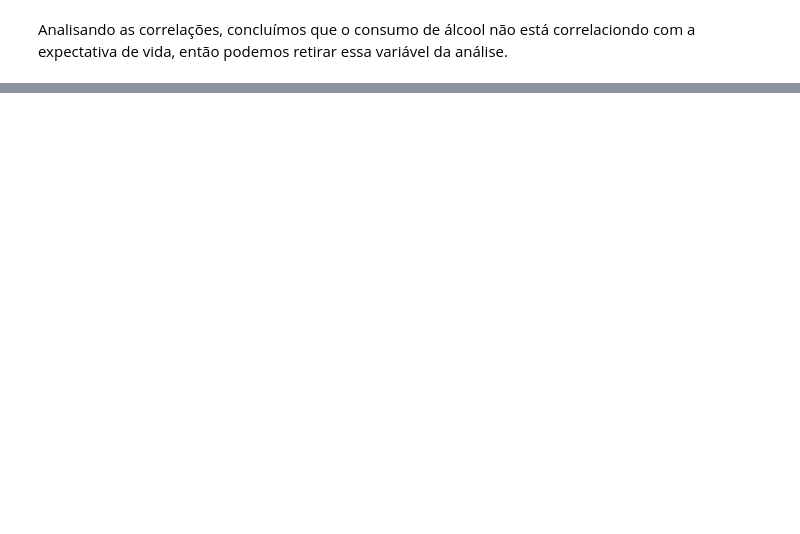
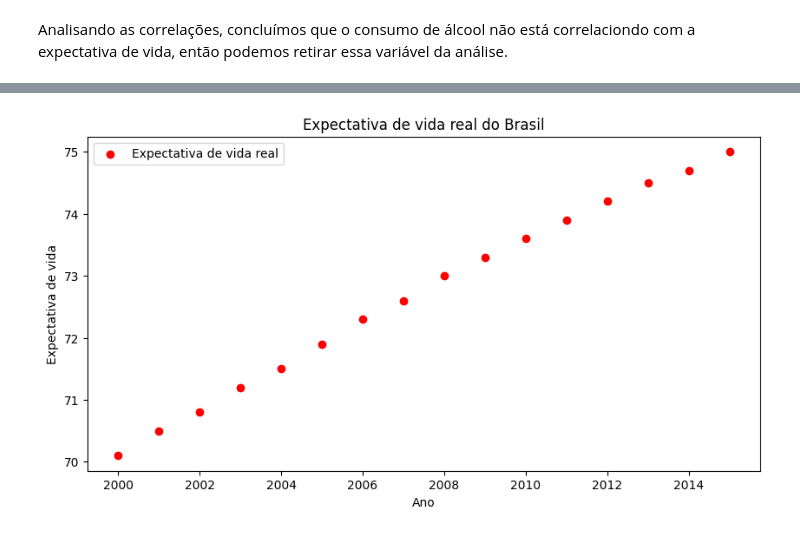
Before and after one commit to carolinabrandao/ICDProjetoFinal, a Jupyter notebook: EDA.ipynb, the cells around one changed output, grey strips where cells are left out. Saved outputs shown, nothing was run; the diff lists cells and outputs as text; code cells hidden in the pictures; blank space fills up the shorter version.

```diff
--- a/EDA.ipynb
+++ b/EDA.ipynb
@@ -772,0 +812,12 @@ array([ 0.        ,  0.47212344,  0.05909019, -0.24509911, -0.04188135,
+# %%
+#plota a expectativa de vida real do brasil do dataset original
+plt.figure(figsize=(10, 5))
+#pontos reais
+plt.scatter(dataset[dataset['country'] == 'Brazil']['year'], dataset[dataset['country'] == 'Brazil']['life_expectancy'], color='r', label='Expectativa de vida real')
+plt.title('Expectativa de vida real do Brasil')
+plt.xlabel('Ano')
+plt.ylabel('Expectativa de vida')
+plt.legend()
+plt.show()
+# %% [output]
+[figure, added]
```
Also changed, not shown: parts of 13 cells of this notebook.
